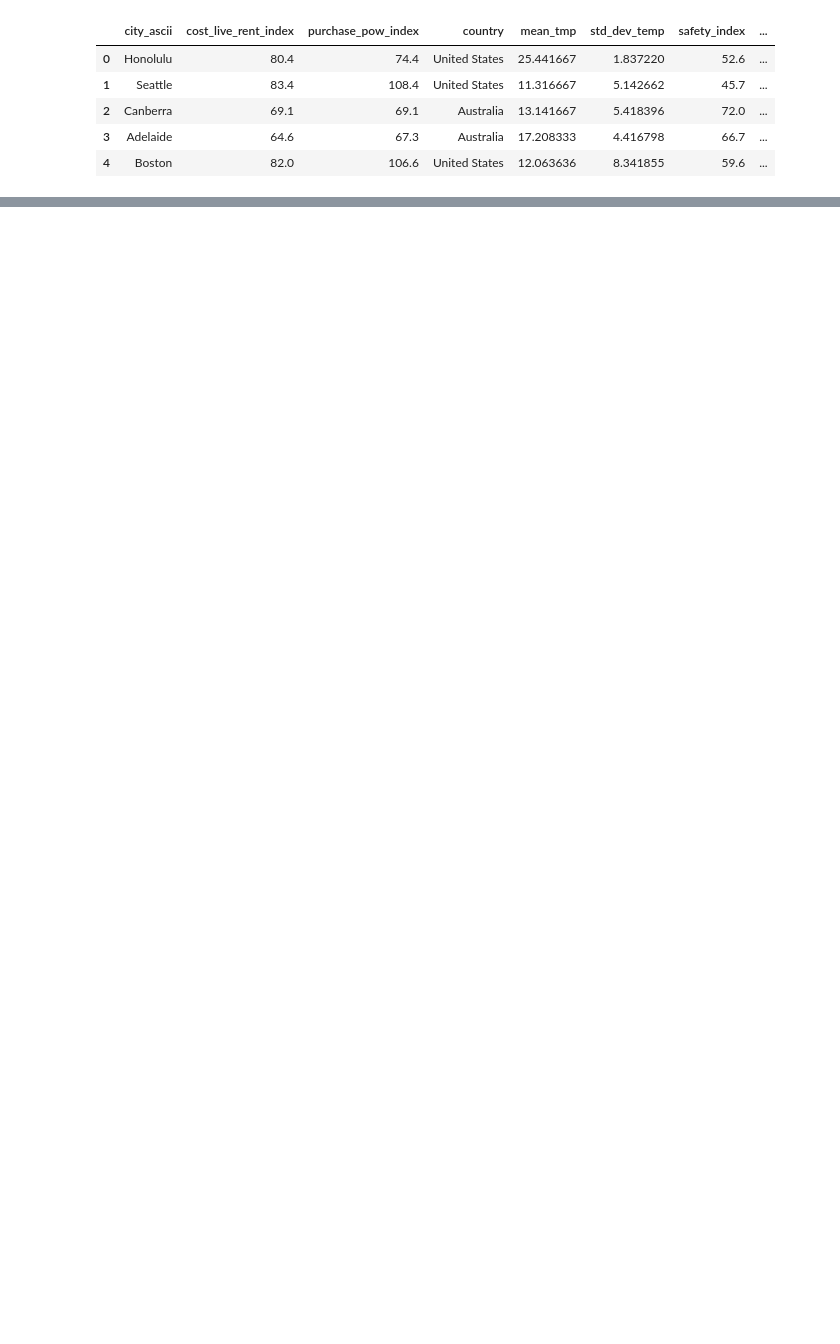
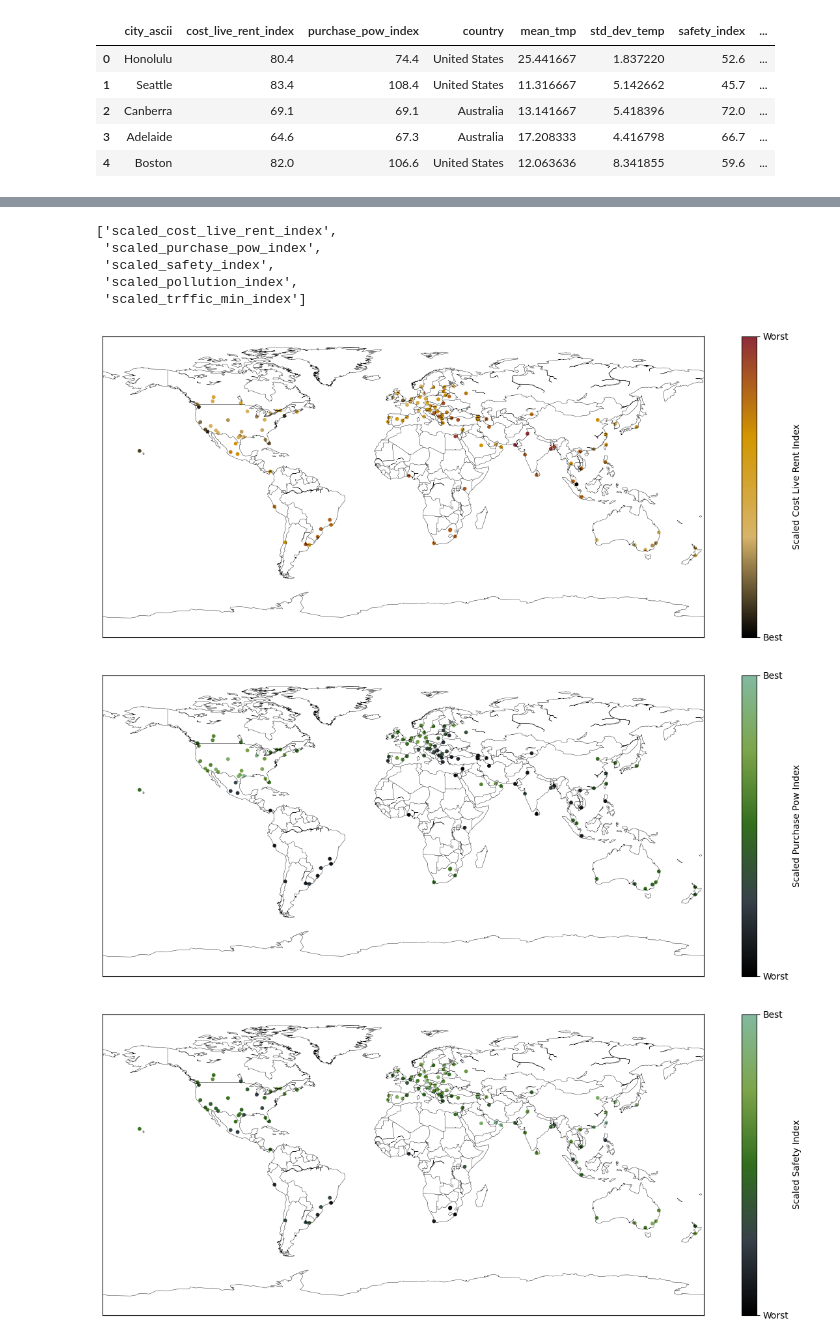
Before and after one commit to kayoooon1/city-recsys, a Jupyter notebook: Modelling/visualization.ipynb, the cells around one changed output, grey strips where cells are left out. Saved outputs shown, nothing was run; the diff lists cells and outputs as text; code cells hidden in the pictures; blank space fills up the shorter version.

Commit message:
21/01/2024: Added feature visualization using tueplot

```diff
--- a/Modelling/visualization.ipynb
+++ b/Modelling/visualization.ipynb
@@ -80,0 +77,59 @@ if __name__ == '__main__':
+# %%
+final_df.columns.tolist()[2:7]
+# %% [output]
+['scaled_cost_live_rent_index',
+ 'scaled_purchase_pow_index',
+ 'scaled_safety_index',
+ 'scaled_pollution_index',
+ 'scaled_trffic_min_index']
+# %%
+import matplotlib.pyplot as plt
+from mpl_toolkits.basemap import Basemap
+from matplotlib.colors import LinearSegmentedColormap
+
+
+# Create a customized colormap using tueplot.color
+cmap_blue = LinearSegmentedColormap.from_list(name='cmap_blue', colors=['black', rgb.tue_dark, rgb.tue_darkgreen, rgb.tue_green, rgb.tue_lightgreen])
+cmap_red = LinearSegmentedColormap.from_list(name='cmap_red', colors=['black', rgb.tue_lightorange, rgb.tue_orange, rgb.tue_red])
+
+# List of features to plot with red color
+red_features = ['scaled_cost_live_rent_index', 'scaled_pollution_index', 'scaled_trffic_min_index']
+
+# Get all features
+all_features = final_df.columns.tolist()[2:7]
+
+# Remove red features from all features to get green features
+green_features = [feature for feature in all_features if feature not in red_features]
+
+for feature in all_features:
+    # Create a figure and axes
+    fig, ax = plt.subplots(figsize=(15, 6))
+
+    # Create a basemap of the world
+    m = Basemap(projection='cyl', resolution='c', ax=ax)
+
+    # Draw coastlines and countries with thinner lines
+    m.drawcoastlines(linewidth=0.3)
+    m.drawcountries(linewidth=0.3)
+
+    # Convert latitudes and longitudes to map projection coordinates
+    x, y = m(final_df['lng'].values, final_df['lat'].values)
+
+    # Create a scatter plot on the map
+    if feature in red_features:
+        sc = ax.scatter(x, y, c=final_df[feature], cmap=cmap_red, s=10)
+        cbar_r = plt.colorbar(sc, label=feature.replace('_', ' ').title())
+        cbar_r.ax.set_yticks([0,1])
+        cbar_r.ax.set_yticklabels(['Best', 'Worst'])
+    else:
+        sc = ax.scatter(x, y, c=final_df[feature], cmap=cmap_blue, s=10)
+        cbar_g=plt.colorbar(sc, label=feature.replace('_', ' ').title())
+        cbar_g.ax.set_yticks([0,1])
+        cbar_g.ax.set_yticklabels(['Worst', 'Best'])
+
+    # Show the plot
+    plt.show()
+# %% [output]
+[figure, added]
+[figure, added]
+[figure, added]
```
Also changed, not shown: parts of 9 cells of this notebook, 2 other files.
